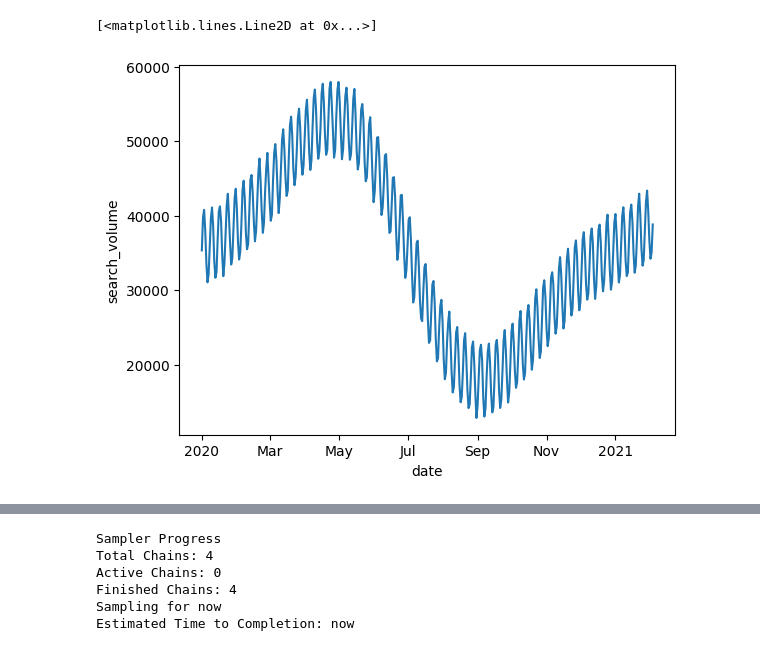
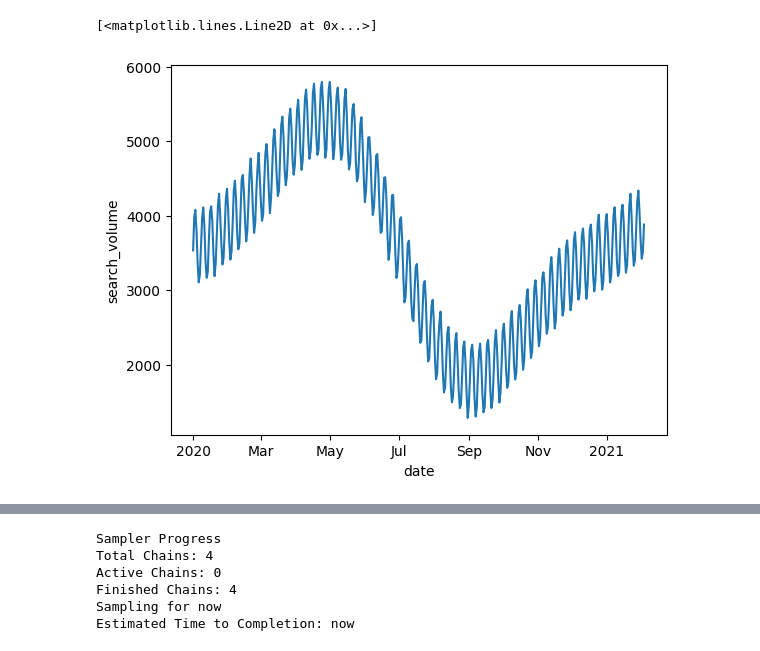
Before and after one commit to redam94/search-click-prediction, a Jupyter notebook: notebooks/test_model.ipynb, the cells around one changed output, grey strips where cells are left out. Cells and saved outputs as stored; diff of their text form; code cells hidden in the pictures.

```diff
--- a/notebooks/test_model.ipynb
+++ b/notebooks/test_model.ipynb
@@ -33,5 +62,5 @@ data.budget.sel(geo="geo_1").plot()
 # %%
-data.search_volume.sum("geo").plot()
+data.search_volume.mean('geo').plot()
 # %% [output]
 [<matplotlib.lines.Line2D at 0x...>]
-[figure, old version]
+[figure, new version]
```
Also changed, not shown: parts of 29 cells of this notebook, 3 other files.
